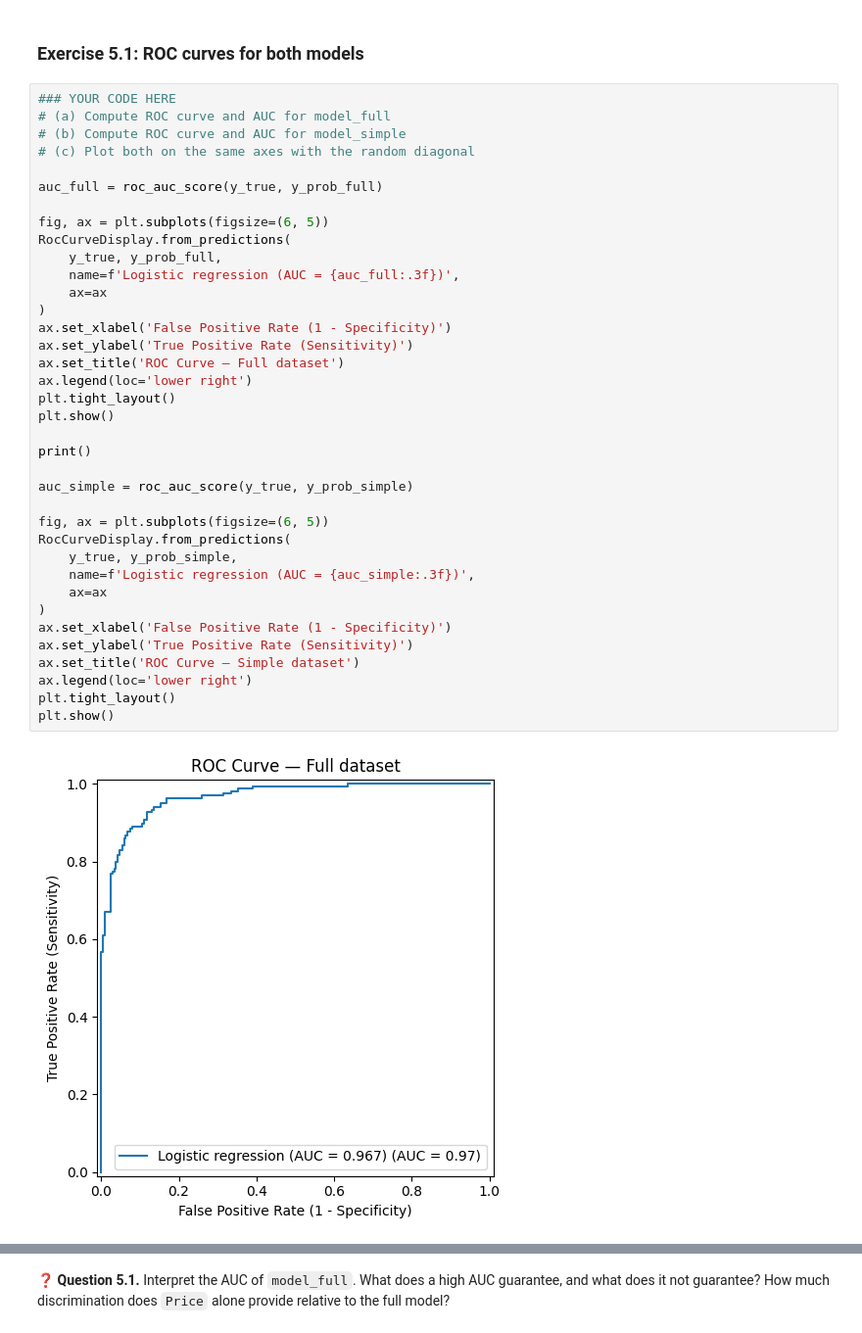
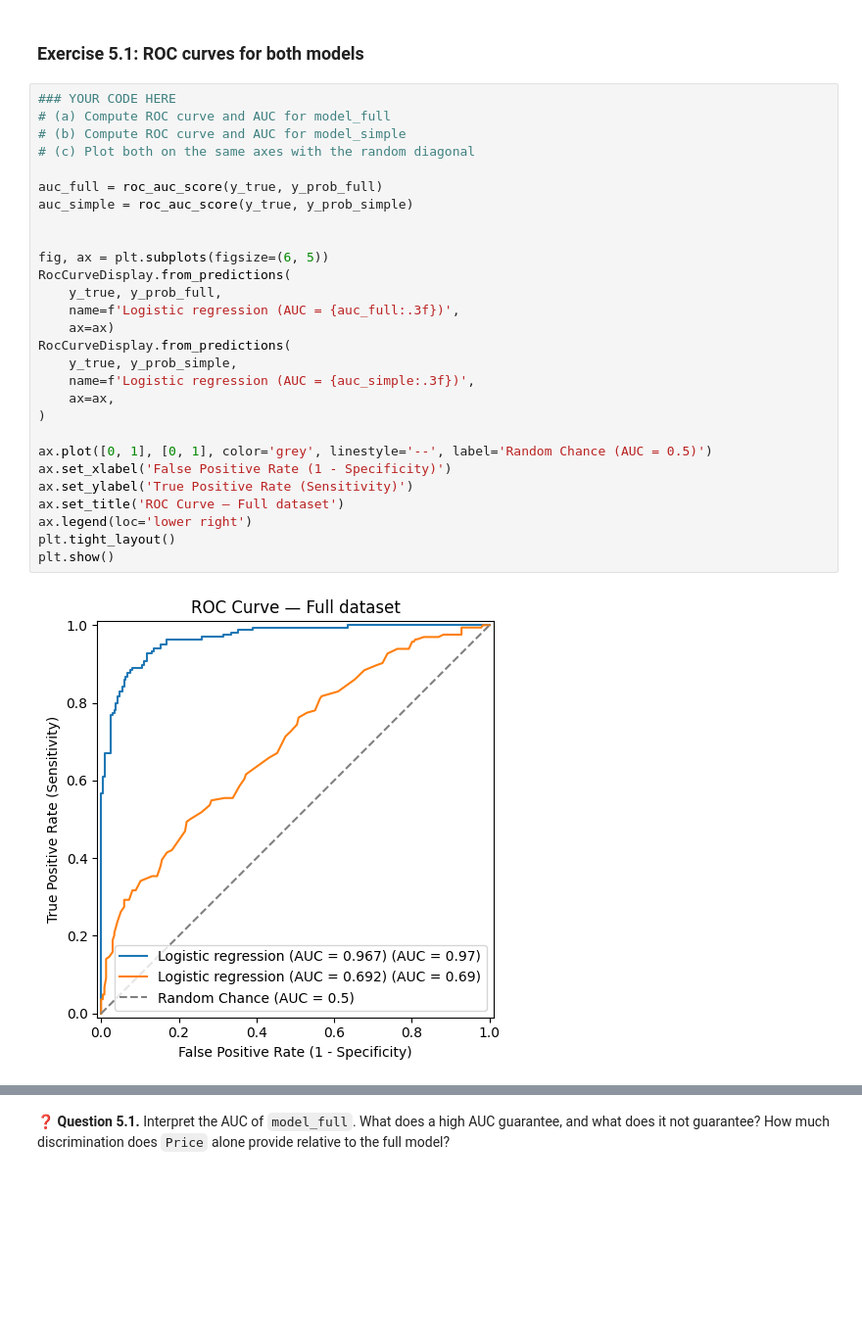
Before and after one commit to DanDC25/Statistical-Learning-with-Python, a Jupyter notebook: DSA211_05_Lab_Logistic_Regression.ipynb, the cells around one changed output, grey strips where cells are left out. Shown at 98% size. Saved outputs shown, nothing was run; the diff lists cells and outputs as text; blank space fills up the shorter version.

```diff
--- a/DSA211_05_Lab_Logistic_Regression.ipynb
+++ b/DSA211_05_Lab_Logistic_Regression.ipynb
@@ -660,39 +661,30 @@ plt.show()
 # %%
 ### YOUR CODE HERE
 # (a) Compute ROC curve and AUC for model_full
 # (b) Compute ROC curve and AUC for model_simple
 # (c) Plot both on the same axes with the random diagonal
 
 auc_full = roc_auc_score(y_true, y_prob_full)
+auc_simple = roc_auc_score(y_true, y_prob_simple)
+
 
 fig, ax = plt.subplots(figsize=(6, 5))
 RocCurveDisplay.from_predictions(
     y_true, y_prob_full,
     name=f'Logistic regression (AUC = {auc_full:.3f})',
-    ax=ax
+    ax=ax)
+RocCurveDisplay.from_predictions(
+    y_true, y_prob_simple,
+    name=f'Logistic regression (AUC = {auc_simple:.3f})',
+    ax=ax,
 )
+
+ax.plot([0, 1], [0, 1], color='grey', linestyle='--', label='Random Chance (AUC = 0.5)')
 ax.set_xlabel('False Positive Rate (1 - Specificity)')
 ax.set_ylabel('True Positive Rate (Sensitivity)')
 ax.set_title('ROC Curve — Full dataset')
 ax.legend(loc='lower right')
 plt.tight_layout()
 plt.show()
-
-print()
-
-auc_simple = roc_auc_score(y_true, y_prob_simple)
-
-fig, ax = plt.subplots(figsize=(6, 5))
-RocCurveDisplay.from_predictions(
-    y_true, y_prob_simple,
-    name=f'Logistic regression (AUC = {auc_simple:.3f})',
-    ax=ax
-)
-ax.set_xlabel('False Positive Rate (1 - Specificity)')
-ax.set_ylabel('True Positive Rate (Sensitivity)')
-ax.set_title('ROC Curve — Simple dataset')
-ax.legend(loc='lower right')
-plt.tight_layout()
-plt.show()
 # %% [output]
-[figure, old version]
+[figure, new version]
```
Also changed, not shown: parts of 4 cells of this notebook.
